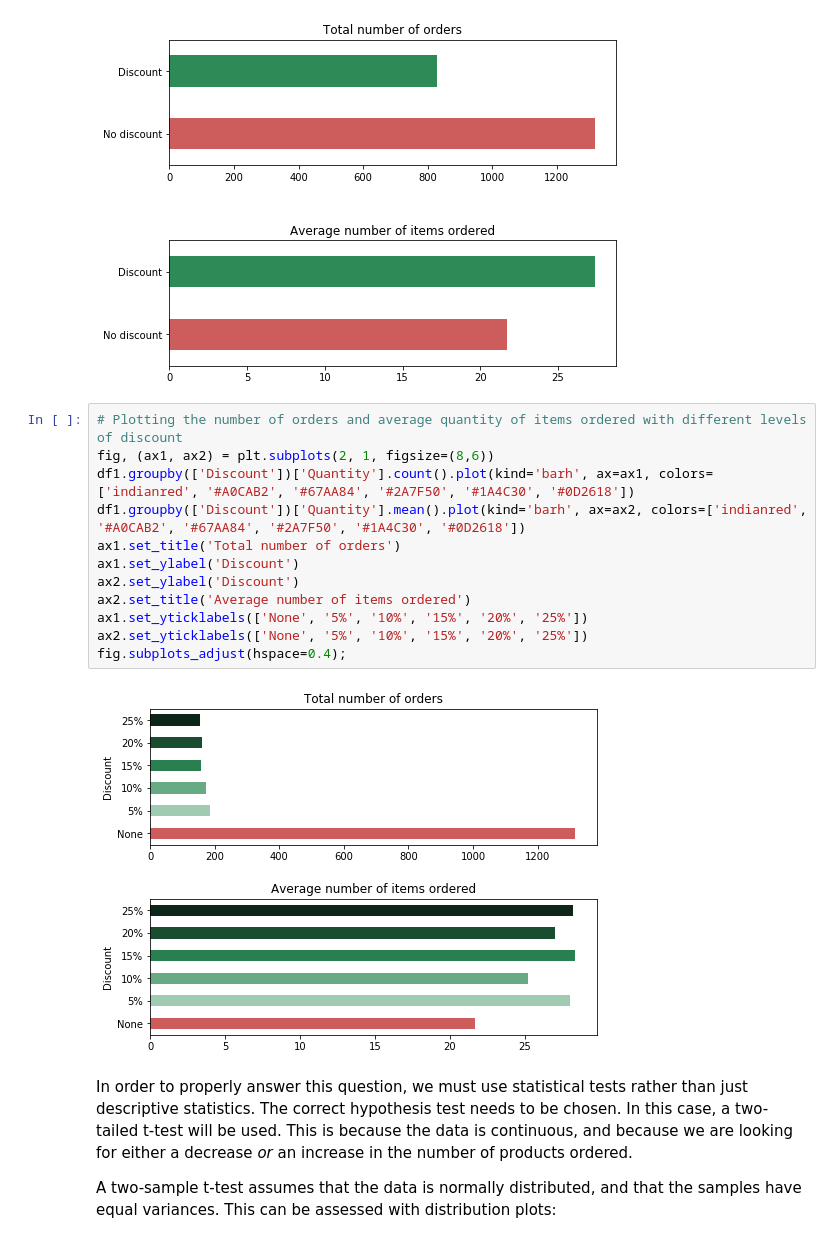
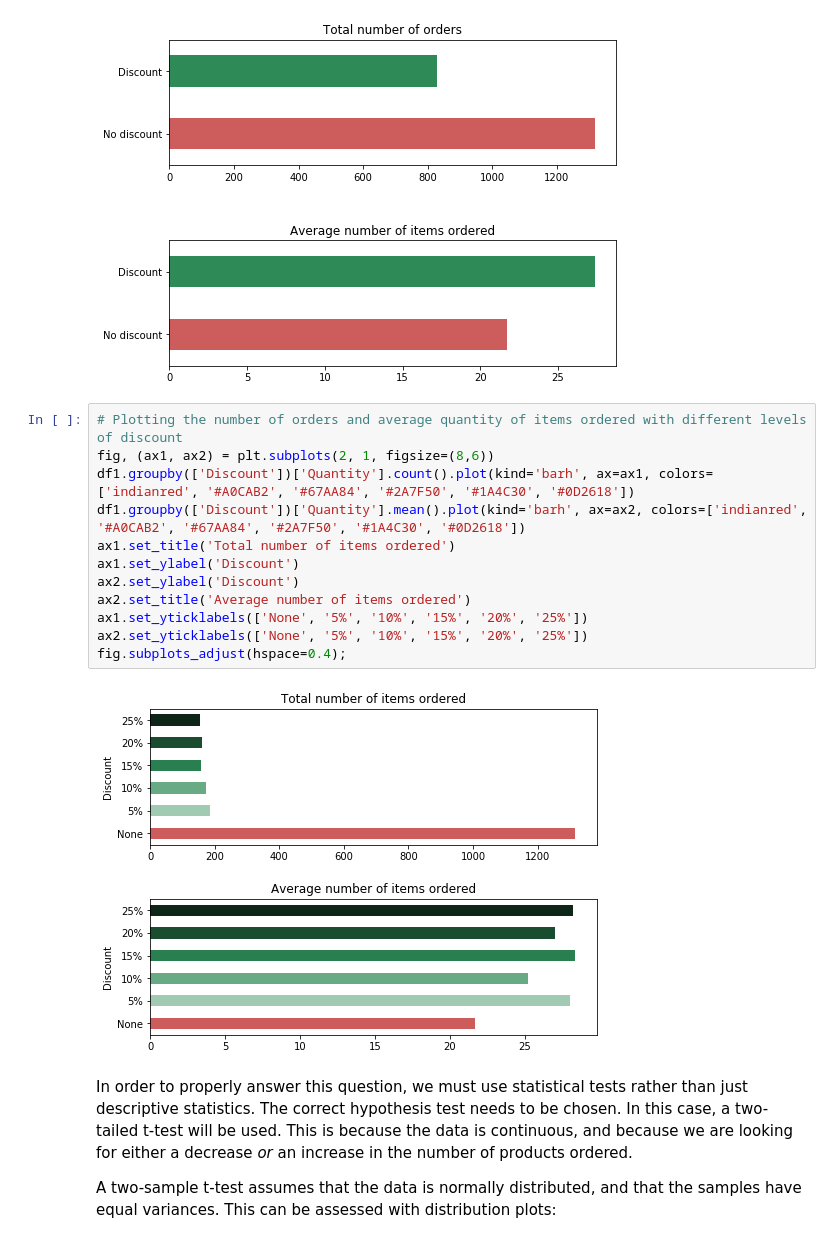
Before and after one commit to L-Lewis/dsc-2-final-project-online-ds-ft-011419, a Jupyter notebook: Module2_Project.ipynb, the cells around one changed output. Cells and saved outputs as stored; diff of their text form.

```diff
--- a/Module2_Project.ipynb
+++ b/Module2_Project.ipynb
@@ -187,17 +187,17 @@ fig.subplots_adjust(hspace=0.6);
 # %%
 # Plotting the number of orders and average quantity of items ordered with different levels of discount
 fig, (ax1, ax2) = plt.subplots(2, 1, figsize=(8,6))
 df1.groupby(['Discount'])['Quantity'].count().plot(kind='barh', ax=ax1, colors=['indianred', '#A0CAB2', '#67AA84', '#2A7F50', '#1A4C30', '#0D2618'])
 df1.groupby(['Discount'])['Quantity'].mean().plot(kind='barh', ax=ax2, colors=['indianred', '#A0CAB2', '#67AA84', '#2A7F50', '#1A4C30', '#0D2618'])
-ax1.set_title('Total number of orders')
+ax1.set_title('Total number of items ordered')
 ax1.set_ylabel('Discount')
 ax2.set_ylabel('Discount')
 ax2.set_title('Average number of items ordered')
 ax1.set_yticklabels(['None', '5%', '10%', '15%', '20%', '25%'])
 ax2.set_yticklabels(['None', '5%', '10%', '15%', '20%', '25%'])
 fig.subplots_adjust(hspace=0.4);
 # %% [output]
-[figure, old version]
+[figure, new version]
 # %% [markdown]
 In order to properly answer this question, we must use statistical tests rather than just descriptive statistics. The correct hypothesis test needs to be chosen. In this case, a two-tailed t-test will be used. This is because the data is continuous, and because we are looking for either a decrease _or_ an increase in the number of products ordered.
 
```
Also changed, not shown: parts of 40 cells of this notebook.
